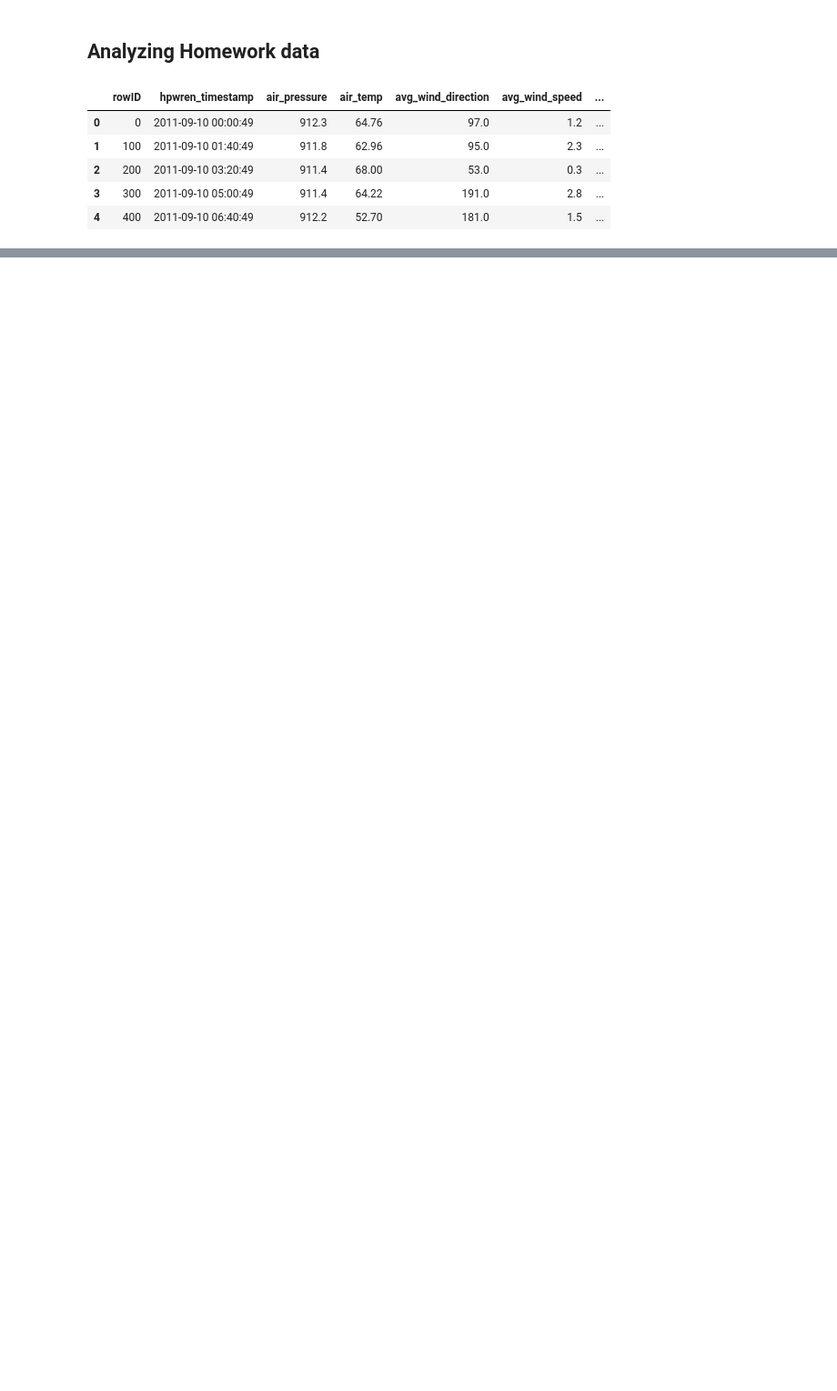
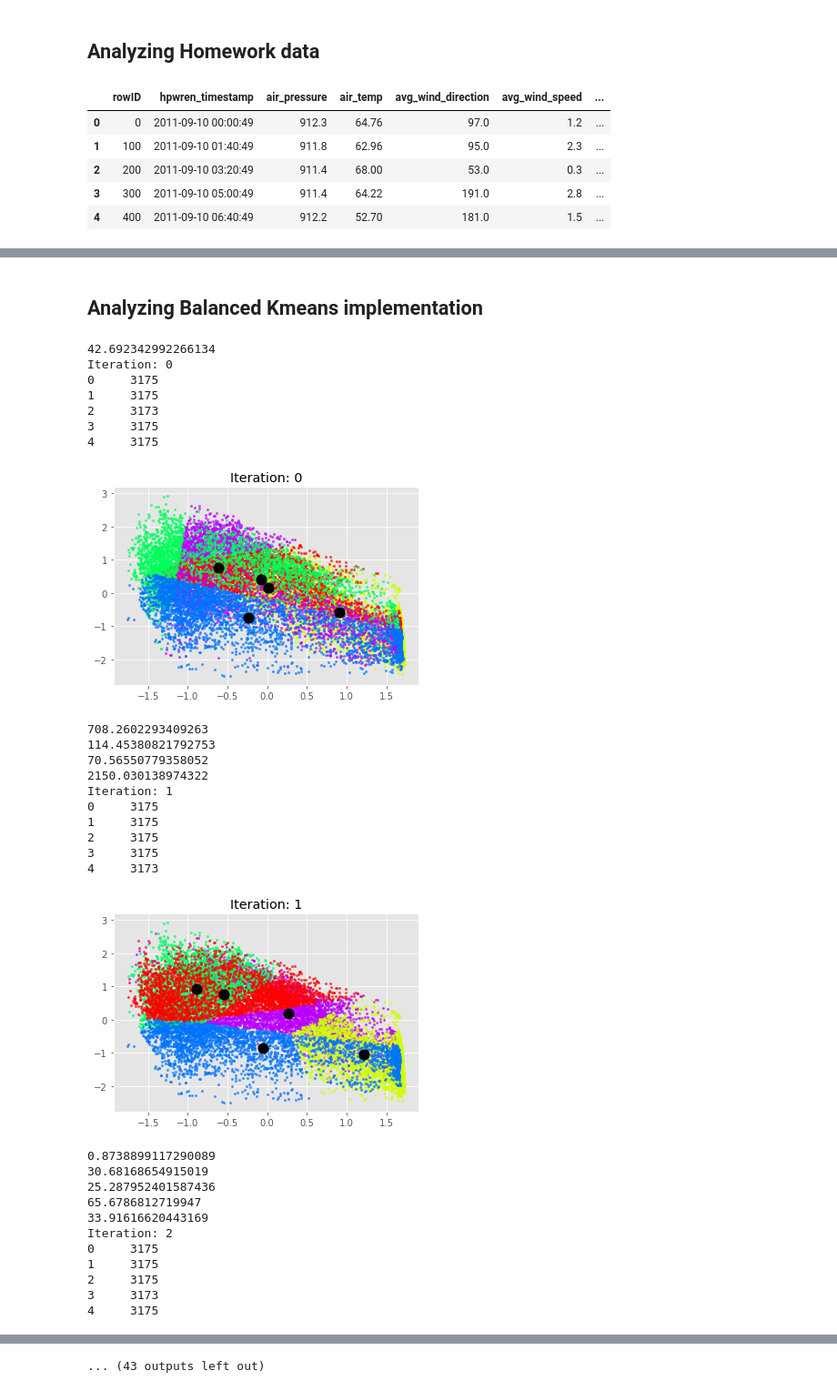
Before and after one commit to resika/ml-assignment-01-resika, a Jupyter notebook: analysis.ipynb, the cells around one changed output, grey strips where cells are left out. Shown at 91% size. Saved outputs shown, nothing was run; the diff lists cells and outputs as text; code cells hidden in the pictures; blank space fills up the shorter version.

```diff
--- a/analysis.ipynb
+++ b/analysis.ipynb
@@ -82,0 +63,36 @@ data_short.head(2)
+# %% [markdown]
+## Analyzing Balanced Kmeans implementation
+# %%
+kmeans_own_test_balanced = kmeans_own(k=5, max_iterations=200, balanced=True)
+%time labels_balanced, centroids_balanced = kmeans_own_test_balanced.fit(x_scaled)
+# %% [output]
+42.692342992266134
+Iteration: 0
+0     3175
+1     3175
+2     3173
+3     3175
+4     3175
+[figure, added]
+708.2602293409263
+114.45380821792753
+70.56550779358052
+2150.030138974322
+Iteration: 1
+0     3175
+1     3175
+2     3175
+3     3175
+4     3173
+[figure, added]
+0.8738899117290089
+30.68168654915019
+25.287952401587436
+65.6786812719947
+33.91616620443169
+Iteration: 2
+0     3175
+1     3175
+2     3175
+3     3173
+4     3175
@@ -82,0 +128 @@ data_short.head(2)
+... (43 outputs left out)
```
Also changed, not shown: parts of 27 cells of this notebook, 4 other files.
